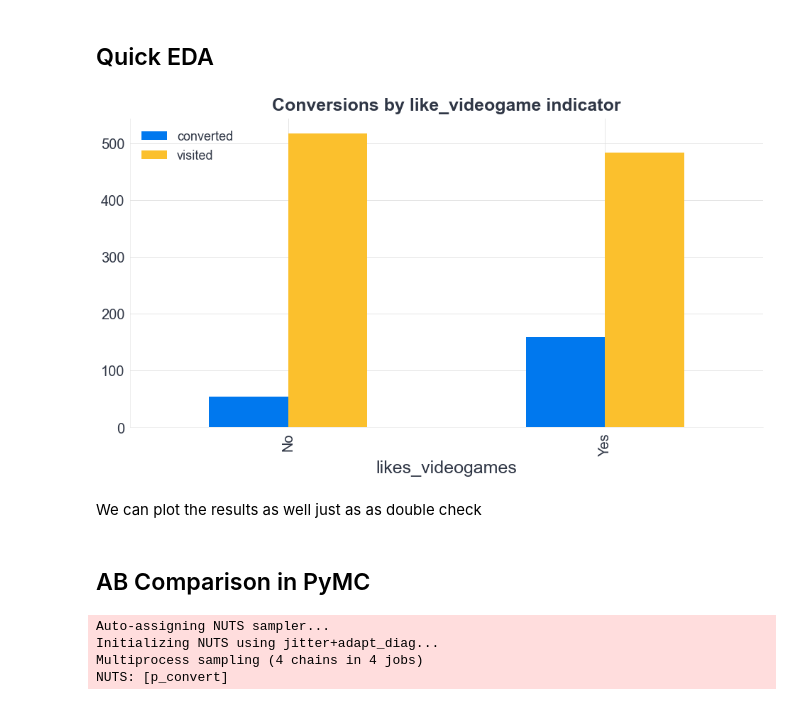
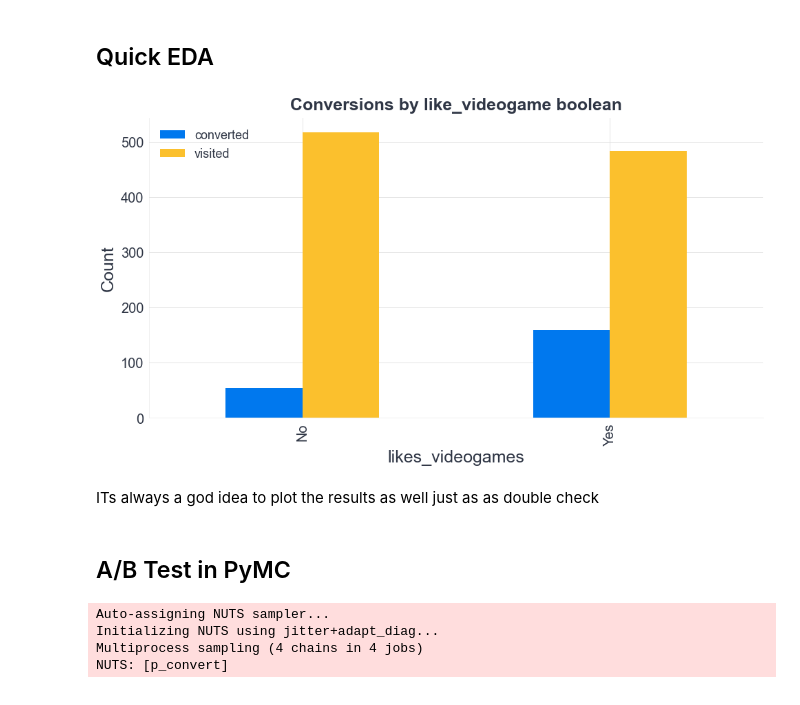
Before and after one commit to tomicapretto/etc, a Jupyter notebook: lesson_code/lesson_04.ipynb, the cells around one changed output. Saved outputs shown, nothing was run; the diff lists cells and outputs as text; code cells hidden in the pictures.

```diff
--- a/lesson_code/lesson_04.ipynb
+++ b/lesson_code/lesson_04.ipynb
@@ -205,15 +204,16 @@ Because were short on time we start with the obvious thing, which is the boolean
 ## Quick EDA
 # %%
 fig, ax = plt.subplots(figsize=FIGSIZE)
-ax.set_title("Conversions by like_videogame indicator")
+ax.set_title("Conversions by like_videogame boolean")
 ax.set_label("Count Conversion")
+ax.set_ylabel("Count")
 customers_table_summarized.plot(kind="bar", ax=ax);
 # %% [output]
-[figure, old version]
+[figure, new version]
 # %% [markdown]
-We can plot the results as well  just as as double check
+ITs always a god idea to plot the results as well  just as as double check
 # %% [markdown]
-## AB Comparison in PyMC
+## A/B Test in PyMC
 # %%
 visited = customers_table_summarized["visited"].to_numpy()
 converted = customers_table_summarized["converted"].to_numpy()
```
Also changed, not shown: parts of 46 cells of this notebook.
